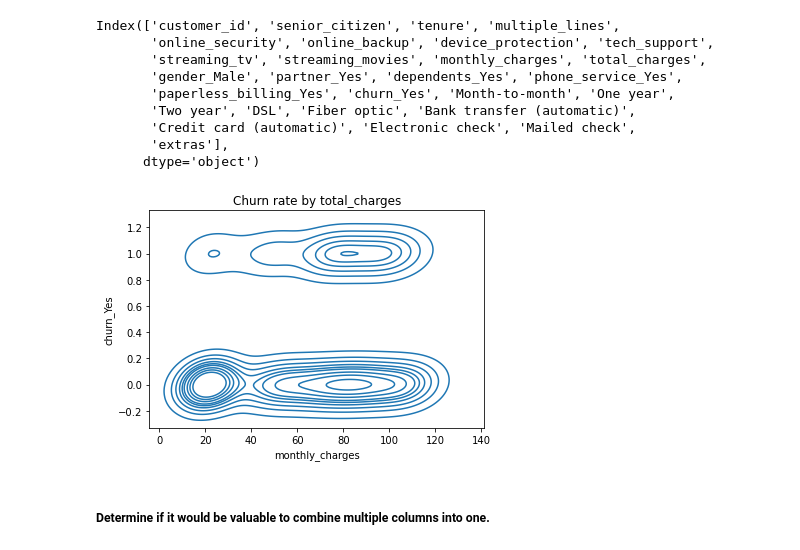
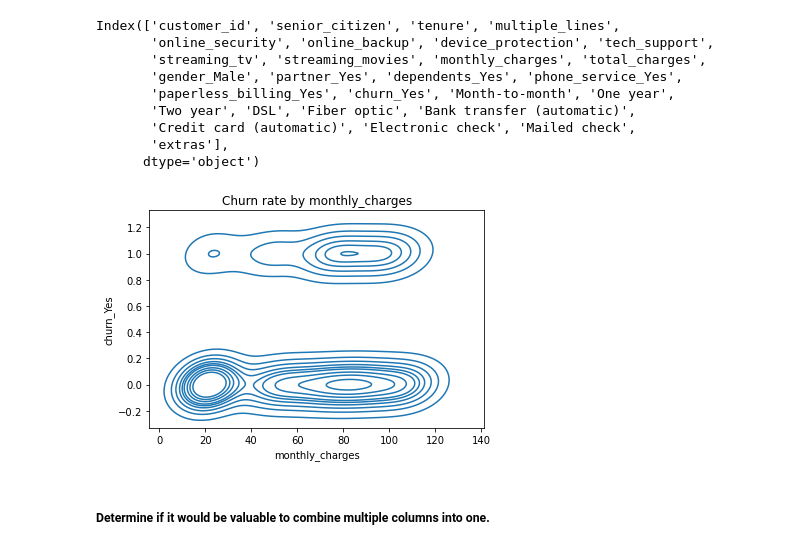
Before and after one commit to morgancross2/classification-exercises, a Jupyter notebook: classification_exercises.ipynb, the cells around one changed output. Saved outputs shown, nothing was run; the diff lists cells and outputs as text; code cells hidden in the pictures.

```diff
--- a/classification_exercises.ipynb
+++ b/classification_exercises.ipynb
@@ -1272,11 +1355,11 @@ Index(['customer_id', 'senior_citizen', 'tenure', 'multiple_lines',
 # %%
 # looking closer at monthly charges and churn
 sns.kdeplot(data=train, x='monthly_charges', y='churn_Yes')
 rate = train.churn_Yes.mean()
-plt.title('Churn rate by '+col)
+plt.title('Churn rate by monthly_charges')
 plt.show()
 # %% [output]
-[figure, old version]
+[figure, new version]
 # %% [markdown]
 ##### Determine if it would be valuable to combine multiple columns into one.
 # %% [markdown]
```
Also changed, not shown: parts of 22 cells of this notebook.
